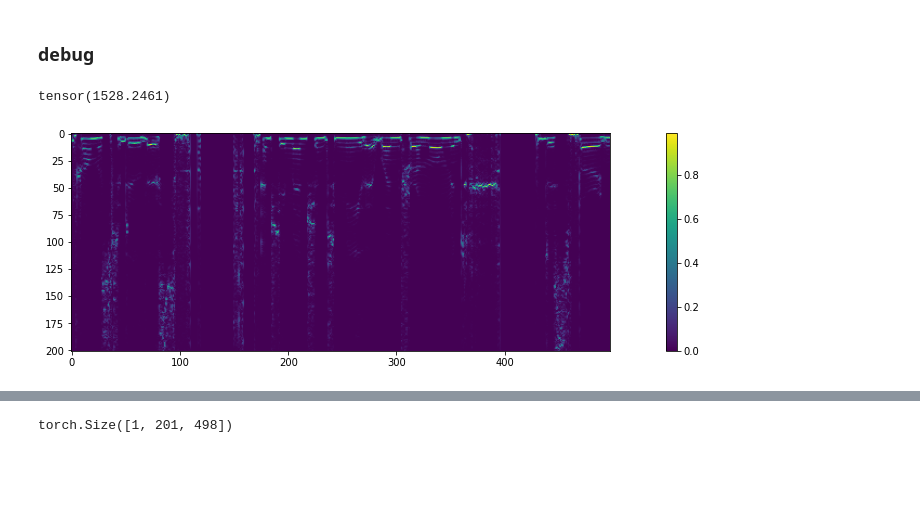
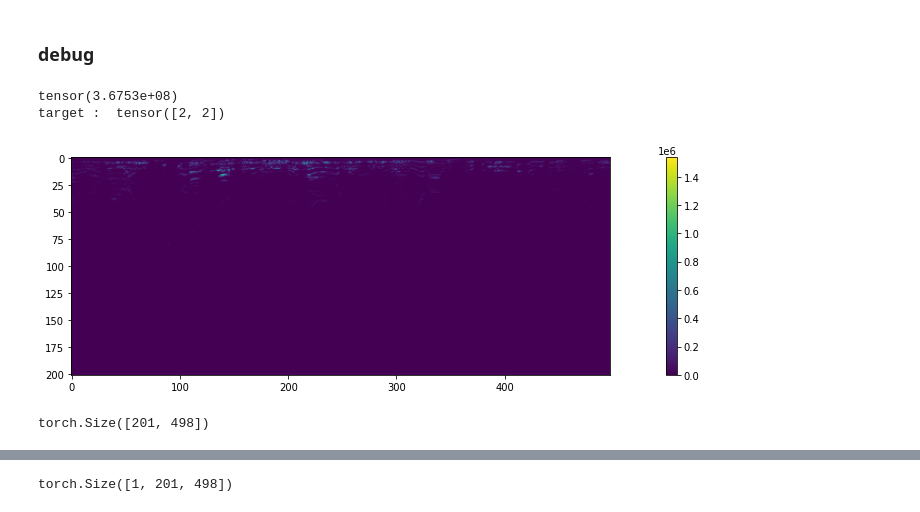
Before and after one commit to Mustapha-AJEGHRIR/klee_project_audio, a Jupyter notebook: notebooks/fft_model.ipynb, the cells around one changed output, grey strips where cells are left out. Drawn from its saved outputs; the diff is of its cells as text; code cells hidden in the pictures; blank space fills up the shorter version.

```diff
--- a/notebooks/fft_model.ipynb
+++ b/notebooks/fft_model.ipynb
@@ -59,13 +60,22 @@ kwargs :  {'BATCH_SIZE': 8, 'TRAIN_SPLIT': 0.8, 'FTYPE': torch.float32, 'fft_npe
 # %%
 import matplotlib.pyplot as plt
 import numpy as np
 import scipy
-fft, _ = data[1040]
+data.add_noise = False
+fft, target = data[150]
+# print("norm", np.linalg.norm(fft, axis=0, keepdims=True))
+# fft /= np.linalg.norm(fft, axis=1, keepdims=True) + 1e-8
 print(fft.sum())
+print("target : ",target)
 plt.figure(figsize=(20, 4))
 plt.imshow(fft[0])
 plt.colorbar()
 plt.show()
 # %% [output]
-tensor(1528.2461)
+tensor(3.6753e+08)
+target :  tensor([2, 2])
-[figure, old version]
+[figure, new version]
+# %%
+fft.squeeze(0).shape
+# %% [output]
+torch.Size([201, 498])
```
Also changed, not shown: parts of 4 cells of this notebook, 1 other file.
